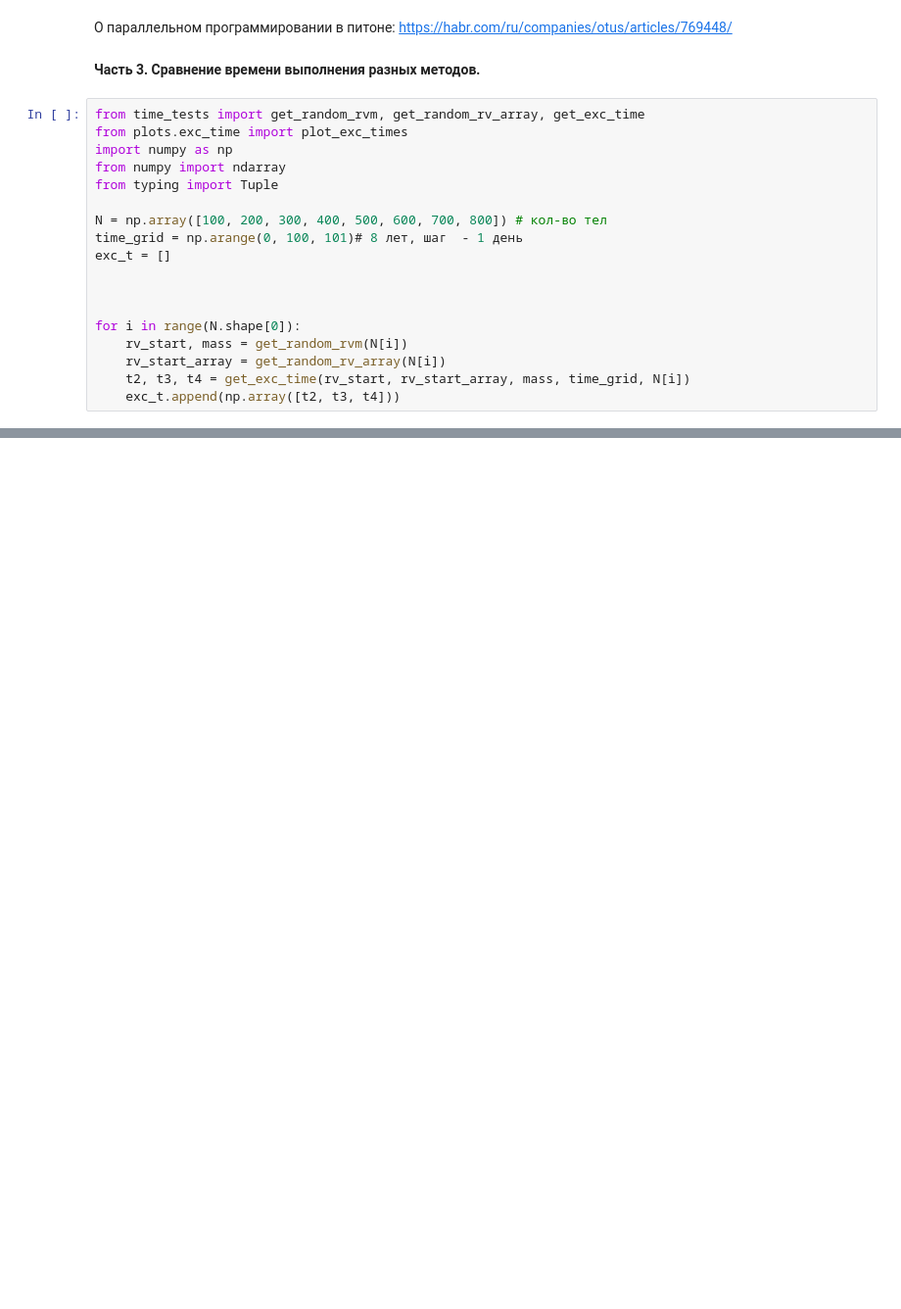
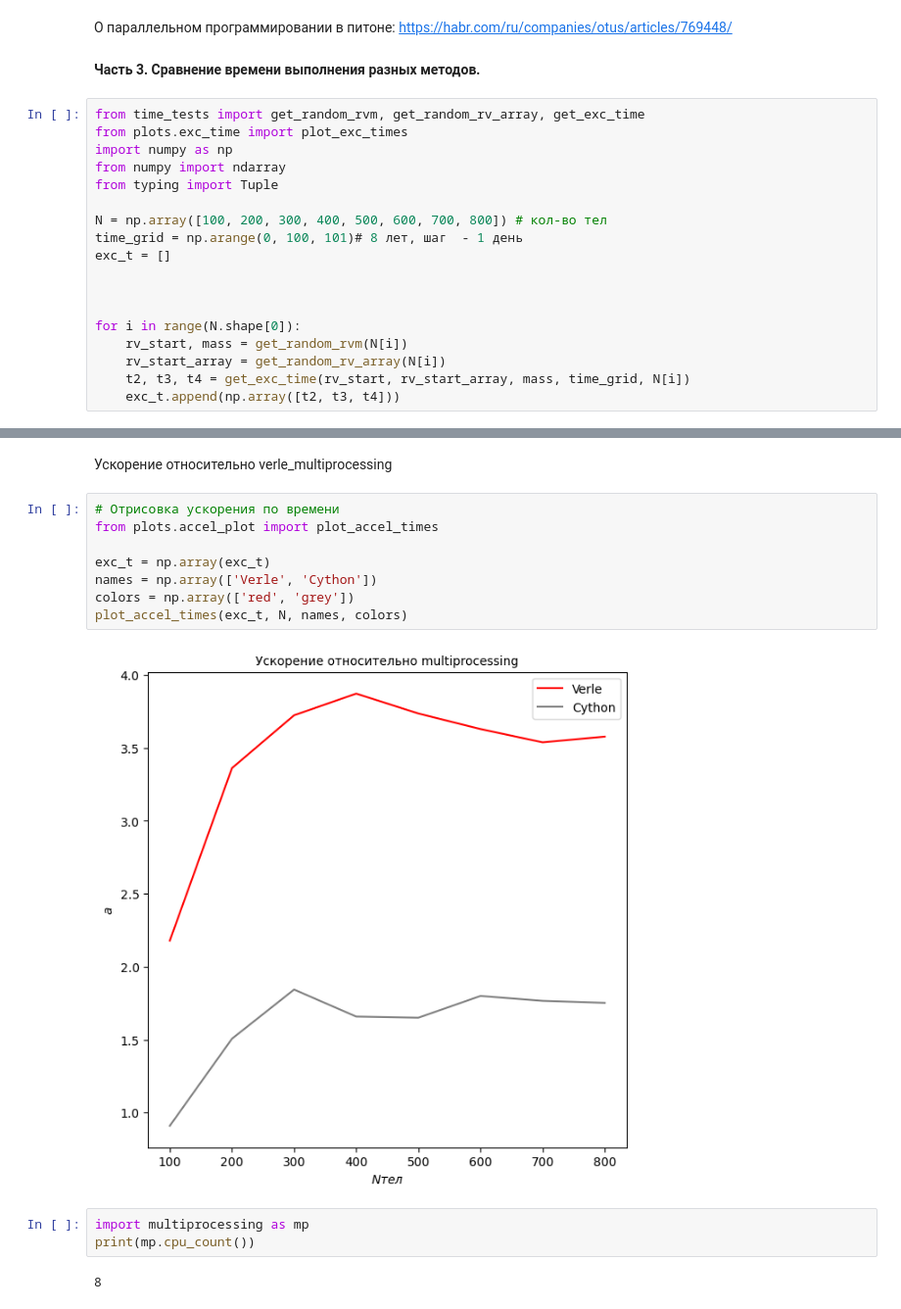
Before and after one commit to AlenaSetukha/KTMM, a Jupyter notebook: task3/main.ipynb, the cells around one changed output, grey strips where cells are left out. Shown at 98% size. Cells and saved outputs as stored; diff of their text form; blank space fills up the shorter version.

```diff
--- a/task3/main.ipynb
+++ b/task3/main.ipynb
@@ -141,0 +142,17 @@ plot_exc_times(exc_t, N, names, colors)
+# %% [markdown]
+Ускорение относительно verle_multiprocessing
+# %%
+# Отрисовка ускорения по времени
+from plots.accel_plot import plot_accel_times
+
+exc_t = np.array(exc_t)
+names = np.array(['Verle', 'Cython'])
+colors = np.array(['red', 'grey'])
+plot_accel_times(exc_t, N, names, colors)
+# %% [output]
+[figure, added]
+# %%
+import multiprocessing as mp
+print(mp.cpu_count())
+# %% [output]
+8
```
Also changed, not shown: parts of 2 cells of this notebook, 5 other files.
